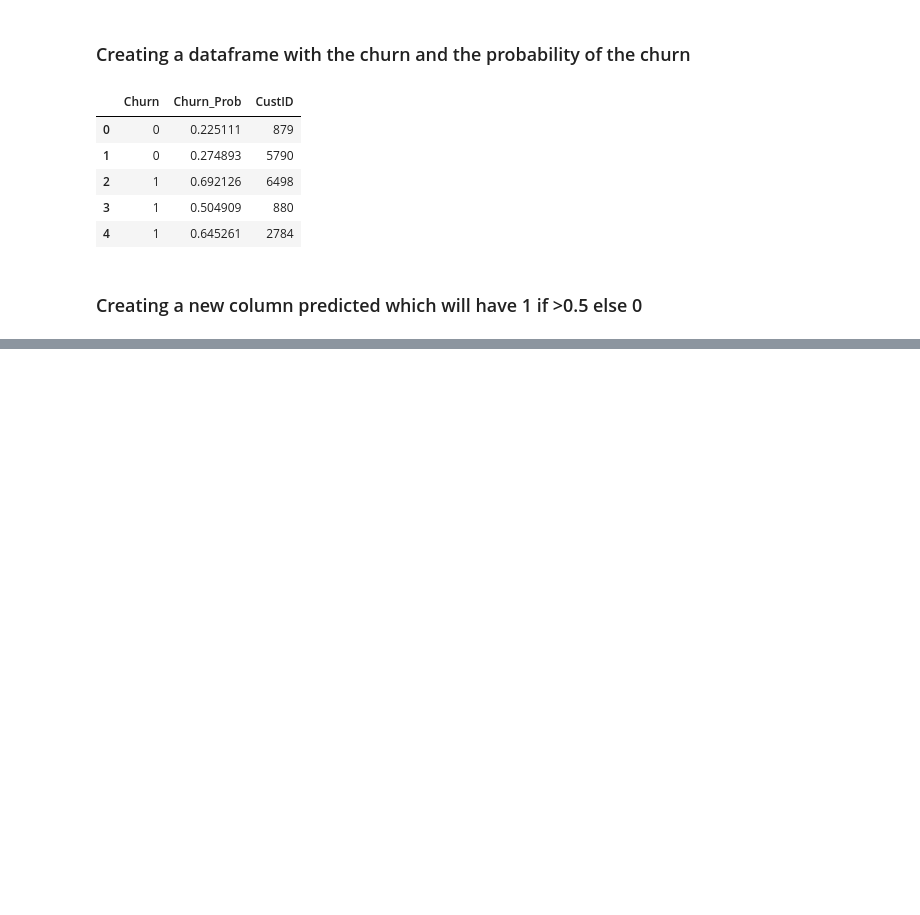
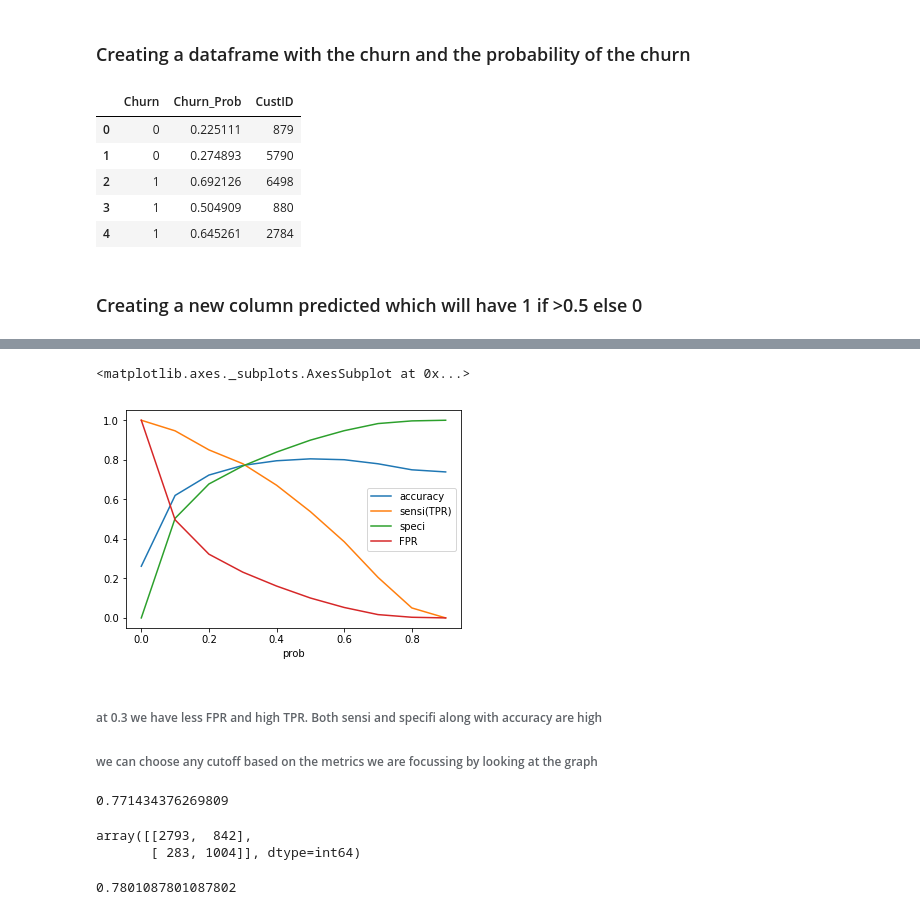
Before and after one commit to sameerg07/TelecomChurn, a Jupyter notebook: Telecom Churn.ipynb, the cells around one changed output, grey strips where cells are left out. Saved outputs shown, nothing was run; the diff lists cells and outputs as text; code cells hidden in the pictures; blank space fills up the shorter version.

```diff
--- a/Telecom Churn.ipynb
+++ b/Telecom Churn.ipynb
@@ -546,0 +868,8 @@ y_train_pred_final
+# %%
+## lets create columns of predictions with different cutoffs
+numbers = [float(x)/10 for x in range(10)]
+
+for i in numbers:
+    y_train_pred_final[i] = y_train_pred_final.Churn_Prob.apply(lambda x: 1 if x>i else 0)
+
+y_train_pred_final.head()
@@ -546,0 +883,15 @@ y_train_pred_final
+# %%
+## lets calculate accuracy,sensitivity,specificity of the model at each cutoff probability
+cutoff_df = pd.DataFrame(columns=['prob','accuracy','sensi(TPR)','speci','FPR'])
+num = [.0,.1,.2,.3,.4,.5,.6,.7,.8,.9]
+
+for i in num:
+    cm1 = metrics.confusion_matrix(y_train_pred_final.Churn,y_train_pred_final[i])
+    total1 = sum(sum(cm1)) ## get the whole count
+    accuaracy = (cm1[0,0]+cm1[1,1])/total1
+    sensi = cm1[1,1]/(cm1[1,0]+cm1[1,1])
+    speci = cm1[0,0]/(cm1[0,0]+cm1[0,1])
+    FPR = 1 - speci
+
+    cutoff_df.loc[i] = [i,accuaracy,sensi,speci,FPR]
+cutoff_df
@@ -546,0 +912,8 @@ y_train_pred_final
+# %%
+cutoff_df.plot.line(x='prob',y=["accuracy","sensi(TPR)","speci","FPR"])
+# %% [output]
+<matplotlib.axes._subplots.AxesSubplot at 0x...>
+[figure, added]
+# %% [markdown]
+###### at 0.3 we have less FPR and high TPR. Both sensi and specifi along with accuracy are high
+###### we can choose any cutoff based on the metrics we are focussing by looking at the graph
@@ -546,0 +923,20 @@ y_train_pred_final
+# %%
+# lets print accuracy score
+print(metrics.accuracy_score(y_train_pred_final.Churn,y_train_pred_final.predicted))
+# %% [output]
+0.771434376269809
+# %%
+confusion = metrics.confusion_matrix(y_train_pred_final.Churn,y_train_pred_final.predicted)
+confusion
+# %% [output]
+array([[2793,  842],
+       [ 283, 1004]], dtype=int64)
+# %%
+# Lets look at the sensitivity
+TP = confusion[1,1]
+TN = confusion[0,0]
+FP = confusion[0,1]
+FN = confusion[1,0]
+TP/float(TP+FN)
+# %% [output]
+0.7801087801087802
```
Also changed, not shown: parts of 70 cells of this notebook, 1 other file.
